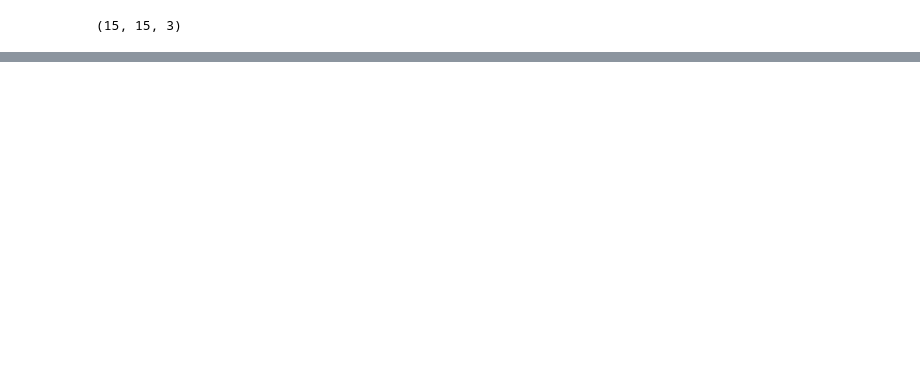
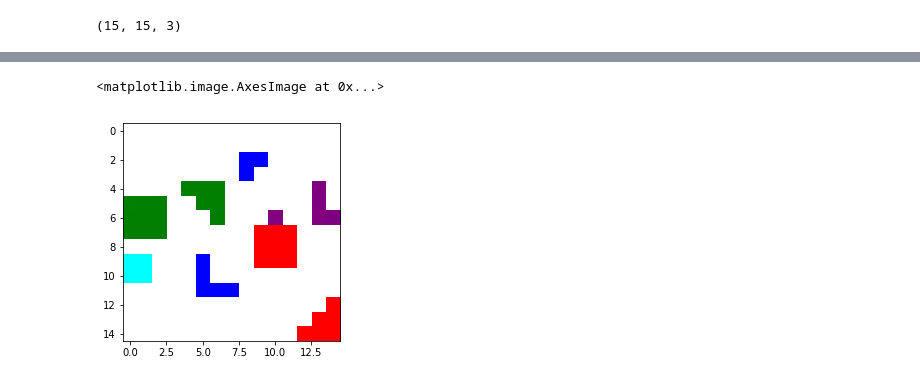
Before and after one commit to tuandnvn/instruction-to-video, a Jupyter notebook: notebooks/test_moving_code.ipynb, the cells around one changed output, grey strips where cells are left out. Drawn from its saved outputs; the diff is of its cells as text; code cells hidden in the pictures; blank space fills up the shorter version.

```diff
--- a/notebooks/test_moving_code.ipynb
+++ b/notebooks/test_moving_code.ipynb
@@ -111,0 +153,5 @@ pl.show()
+# %%
+pl.imshow(img)
+# %% [output]
+<matplotlib.image.AxesImage at 0x...>
+[figure, added]
```
Also changed, not shown: parts of 7 cells of this notebook.
